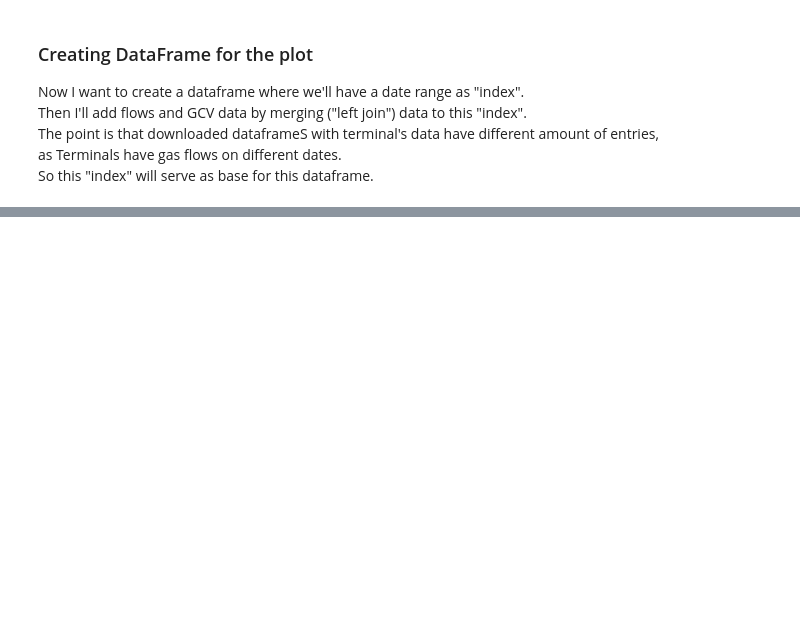
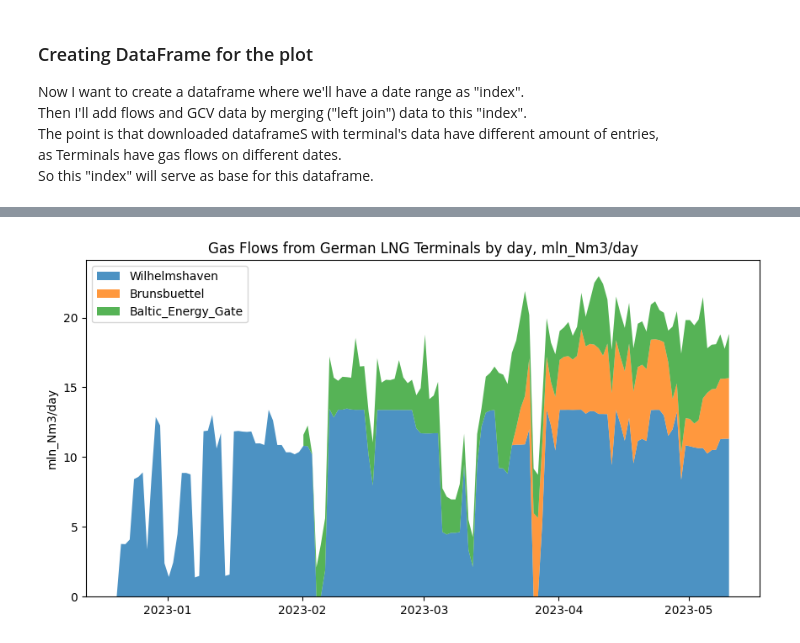
Before and after one commit to maratyakovlev/gas_flows, a Jupyter notebook: Gas_Flows.ipynb, the cells around one changed output, grey strips where cells are left out. Saved outputs shown, nothing was run; the diff lists cells and outputs as text; code cells hidden in the pictures; blank space fills up the shorter version.

```diff
--- a/Gas_Flows.ipynb
+++ b/Gas_Flows.ipynb
@@ -184,0 +212,16 @@ plt.show()
+# %%
+#fig, ax = plt.subplots()
+fig = plt.figure(figsize=(8, 4))
+ax = fig.add_axes([0, 0, 1, 1])
+ax.stackplot(merged_df['periodFrom'], merged_df['Wilhelmshaven_flow, mln_Nm3/d'], merged_df['Brunsbuettel_Hafen_flow, mln_Nm3/d'], merged_df['Baltic_Energy_Gate_flow, mln_Nm3/d'],
+             labels=['Wilhelmshaven', 'Brunsbuettel','Baltic_Energy_Gate'], alpha=0.8,
+             #colors = ['mediumblue', 'darkred', 'lawngreen']
+             )
+ax.legend(loc='upper left')
+ax.set_title('Gas Flows from German LNG Terminals by day, mln_Nm3/day')
+#ax.set_xlabel('Day')
+ax.set_ylabel('mln_Nm3/day')
+
+plt.show()
+# %% [output]
+[figure, added]
```
Also changed, not shown: parts of 12 cells of this notebook.
